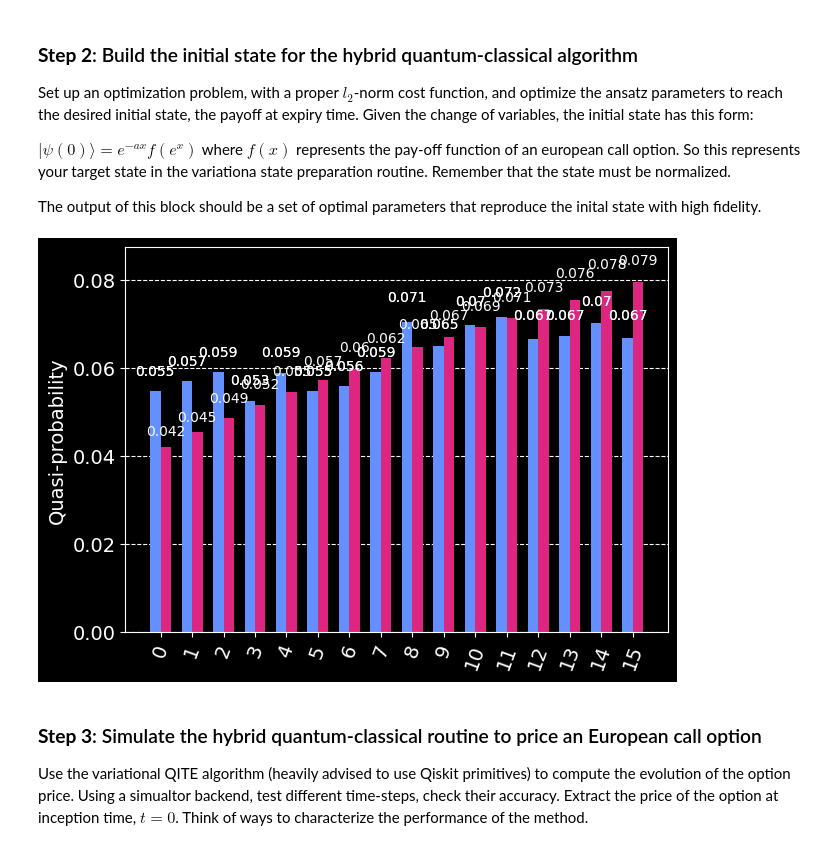
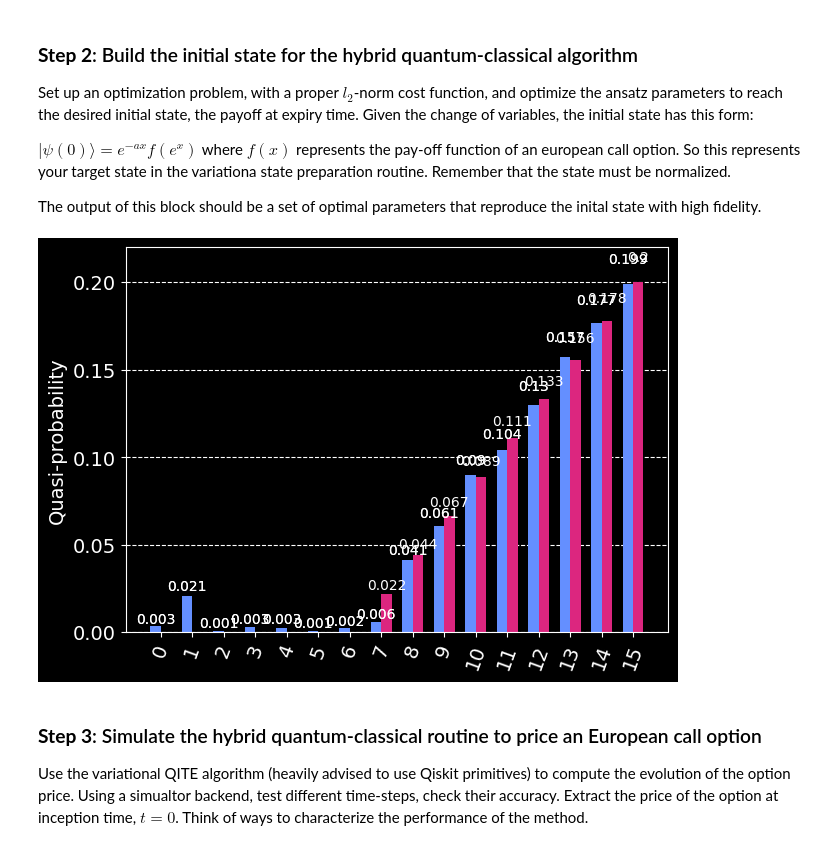
Before and after one commit to FelixXu35/Qisikit_Hackathon_BCN, a Jupyter notebook: Moodys_challenge.ipynb, the cells around one changed output. Saved outputs shown, nothing was run; the diff lists cells and outputs as text; code cells hidden in the pictures.

```diff
--- a/Moodys_challenge.ipynb
+++ b/Moodys_challenge.ipynb
@@ -290,16 +290,6 @@ from qiskit.algorithms.optimizers import SPSA, COBYLA
 import matplotlib.pylab as plt
 from qiskit.visualization import plot_histogram
 from qiskit.quantum_info import Statevector
-
-K = 100 # strike price
-sigma = 0.4 # volatility in %
-T= 1
-r = 0
-Smin = 50
-Smax = 150
-Nqubits = 4
-delta = (Smax - Smin)/(2**Nqubits-1)
-a = 0.5 - r/sigma**2
 
 n_qubits = 4
 rep = 2
@@ -328,17 +318,16 @@ def creat_target_distr(n_qubits, cross_over):
     cross_over is the last zero point
     """
     n_states = 2**n_qubits
-    S = np.linspace(Smin, Smax, n_states)
-    var_x = np.log(S)
     if cross_over >= n_states:
         raise Exception("open your eyes mate")
+    end = n_states-cross_over-1
+    cumulant = sum(np.linspace(1, end, end)**2)
     target_distr = {}
     for i in range(n_states):
-        u = (np.exp(var_x[i]) - cross_over) / np.exp(a*var_x[i])
-        target_distr[i] = u
-    cumulant = sum(target_distr.values())
-    for i in range(n_states):
-        target_distr[i] = target_distr[i]/cumulant
+        if i < cross_over:
+            target_distr[i] = 0
+        else:
+            target_distr[i] = (i - cross_over)**2 / cumulant
     return target_distr
 
 def cost_func_1(params):
@@ -355,36 +344,37 @@ def cost_func_1(params):
     # distribution and the target distribution
     cost = sum(
         abs(target_distr.get(i, 0) - output_distr.get(i, 0))
         for i in range(2**n_qubits)
     )
     return cost
 
 # initialization
-params = np.zeros(n_qubits + rep*(2*n_qubits-1))
+params = np.ones(n_qubits + rep*(2*n_qubits-1))*np.pi
 target_distr = creat_target_distr(
     n_qubits=4,
     cross_over=6
 )
 
 # optimization
 result = optimizer.minimize(
     fun=cost_func_1,
     x0=params)
 
 # Obtain the output distribution using the final parameters
 qc = ansatz(result.x, n_qubits=n_qubits, rep=rep)
 qc_t = transpile(qc,  backend)
 final_result = backend.run(qc_t, shots=1e6).result()
 counts = final_result.get_counts()
 output_amp = counts_to_amp(counts)
 for i in range(2**n_qubits):
     if i in output_amp:
         pass
     else:
         output_amp[i] = 0
-display(plot_histogram([output_amp, target_distr]))
+target_amp = {i: np.sqrt(target_distr.get(i, 0)) for i in range(2**n_qubits)}
+plot_histogram([output_amp, target_amp])
 # %% [output]
-[figure, old version]
+[figure, new version]
 # %% [markdown]
 ### **Step 3**: Simulate the hybrid quantum-classical routine to price an European call option
 
```
Also changed, not shown: parts of 3 cells of this notebook.
